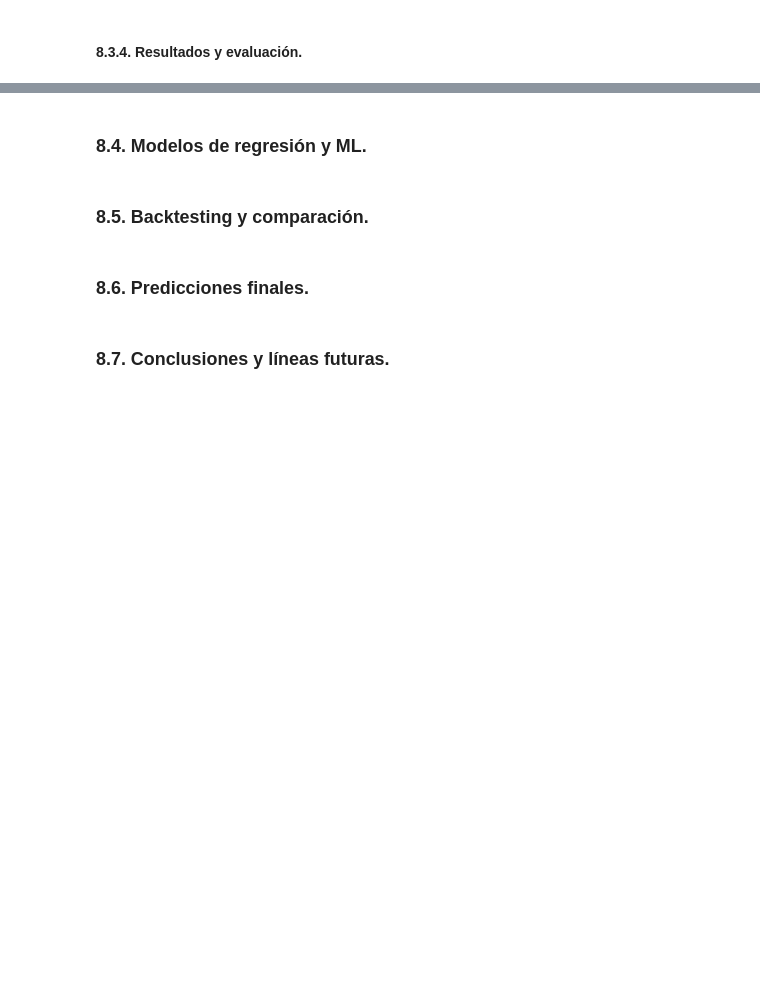
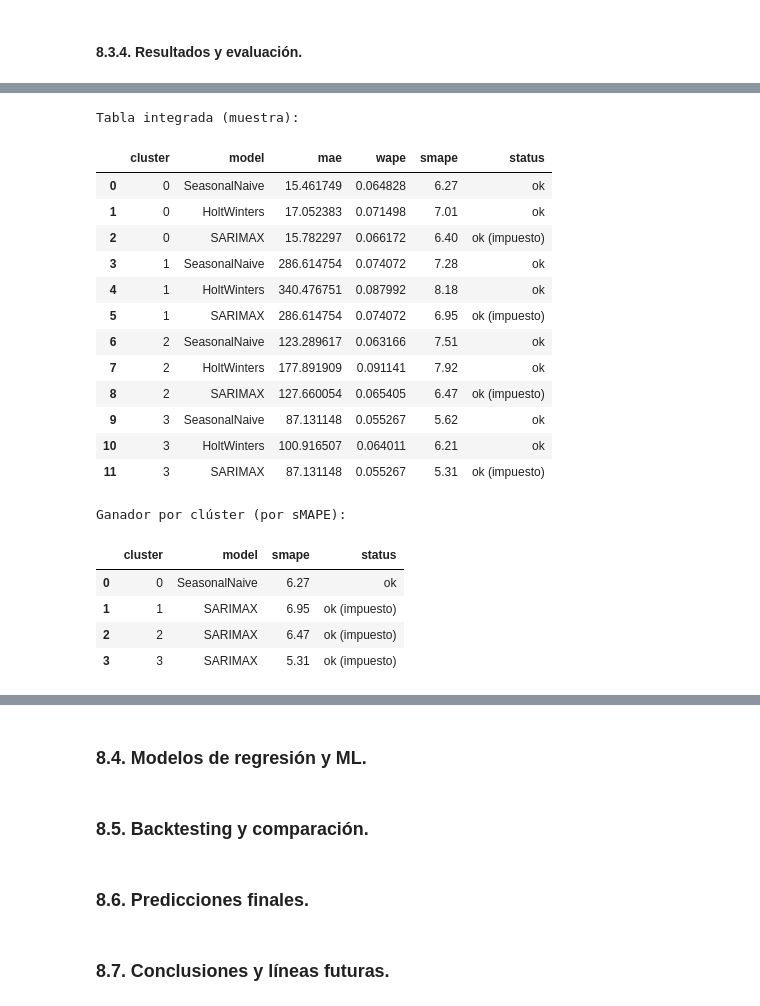
Before and after one commit to CrisRodFer/PFM2_Asistente_Compras_Inteligente, a Jupyter notebook: notebooks/PFM2_Modelado_y_app.ipynb, the cells around one changed output, grey strips where cells are left out. Drawn from its saved outputs; the diff is of its cells as text; code cells hidden in the pictures; blank space fills up the shorter version.

```diff
--- a/notebooks/PFM2_Modelado_y_app.ipynb
+++ b/notebooks/PFM2_Modelado_y_app.ipynb
@@ -2679,0 +2914,69 @@ Tras el análisis individual de cada clúster, los resultados en validación 202
+# %%
+
+# =============================================================================
+# scripts/transform/construir_metricas_unificadas.py
+# =============================================================================
+
+
+from pathlib import Path
+import sys
+
+def _resolve_root() -> Path:
+    try:
+        # cuando el código es un .py
+        return Path(__file__).resolve().parents[2]
+    except NameError:
+        # cuando estamos en notebook (no existe __file__)
+        here = Path.cwd().resolve()
+        # intenta localizar la raíz buscando la carpeta 'scripts'
+        for p in (here, *here.parents):
+            if (p / "scripts").exists():
+                return p
+        return here  # fallback
+
+ROOT_DIR = _resolve_root()
+if str(ROOT_DIR) not in sys.path:
+    sys.path.insert(0, str(ROOT_DIR))
+
+# Importa la herramienta EXACTA (no se modifica)
+from scripts.utils.integrar_metricas import integrar_metricas
+
+# Ruta de entrada: la métrica generada por el script sarimax_por_cluster.py
+INP = ROOT_DIR / "outputs" / "modeling" / "sarimax" / "metrics_val_2024.csv"
+
+# Usar la herramienta sin guardar desde notebook
+df = integrar_metricas(path_sarimax=INP, save=False)
+
+# Solo para el informe en notebook: fijar el status de SARIMAX a un valor claro
+# (no toca los sMAPE ni el script; es puramente visual en este notebook)
+df.loc[df["model"] == "SARIMAX", "status"] = "ok (impuesto)"
+
+# Ganadores por clúster según sMAPE mínimo
+winners = df.loc[df.groupby("cluster")["smape"].idxmin(), ["cluster","model","smape","status"]].reset_index(drop=True)
+
+print("Tabla integrada (muestra):")
+display(df)
+
+print("\nGanador por clúster (por sMAPE):")
+display(winners)
+# %% [output]
+Tabla integrada (muestra):
+|  | cluster | model | mae | wape | smape | status |
+| 0 | 0 | SeasonalNaive | 15.461749 | 0.064828 | 6.27 | ok |
+| 1 | 0 | HoltWinters | 17.052383 | 0.071498 | 7.01 | ok |
+| 2 | 0 | SARIMAX | 15.782297 | 0.066172 | 6.40 | ok (impuesto) |
+| 3 | 1 | SeasonalNaive | 286.614754 | 0.074072 | 7.28 | ok |
+| 4 | 1 | HoltWinters | 340.476751 | 0.087992 | 8.18 | ok |
+| 5 | 1 | SARIMAX | 286.614754 | 0.074072 | 6.95 | ok (impuesto) |
+| 6 | 2 | SeasonalNaive | 123.289617 | 0.063166 | 7.51 | ok |
+| 7 | 2 | HoltWinters | 177.891909 | 0.091141 | 7.92 | ok |
+| 8 | 2 | SARIMAX | 127.660054 | 0.065405 | 6.47 | ok (impuesto) |
+| 9 | 3 | SeasonalNaive | 87.131148 | 0.055267 | 5.62 | ok |
+| 10 | 3 | HoltWinters | 100.916507 | 0.064011 | 6.21 | ok |
+| 11 | 3 | SARIMAX | 87.131148 | 0.055267 | 5.31 | ok (impuesto) |
+Ganador por clúster (por sMAPE):
+|  | cluster | model | smape | status |
+| 0 | 0 | SeasonalNaive | 6.27 | ok |
+| 1 | 1 | SARIMAX | 6.95 | ok (impuesto) |
+| 2 | 2 | SARIMAX | 6.47 | ok (impuesto) |
+| 3 | 3 | SARIMAX | 5.31 | ok (impuesto) |
```
Also changed, not shown: parts of 14 cells of this notebook, 4 other files.
